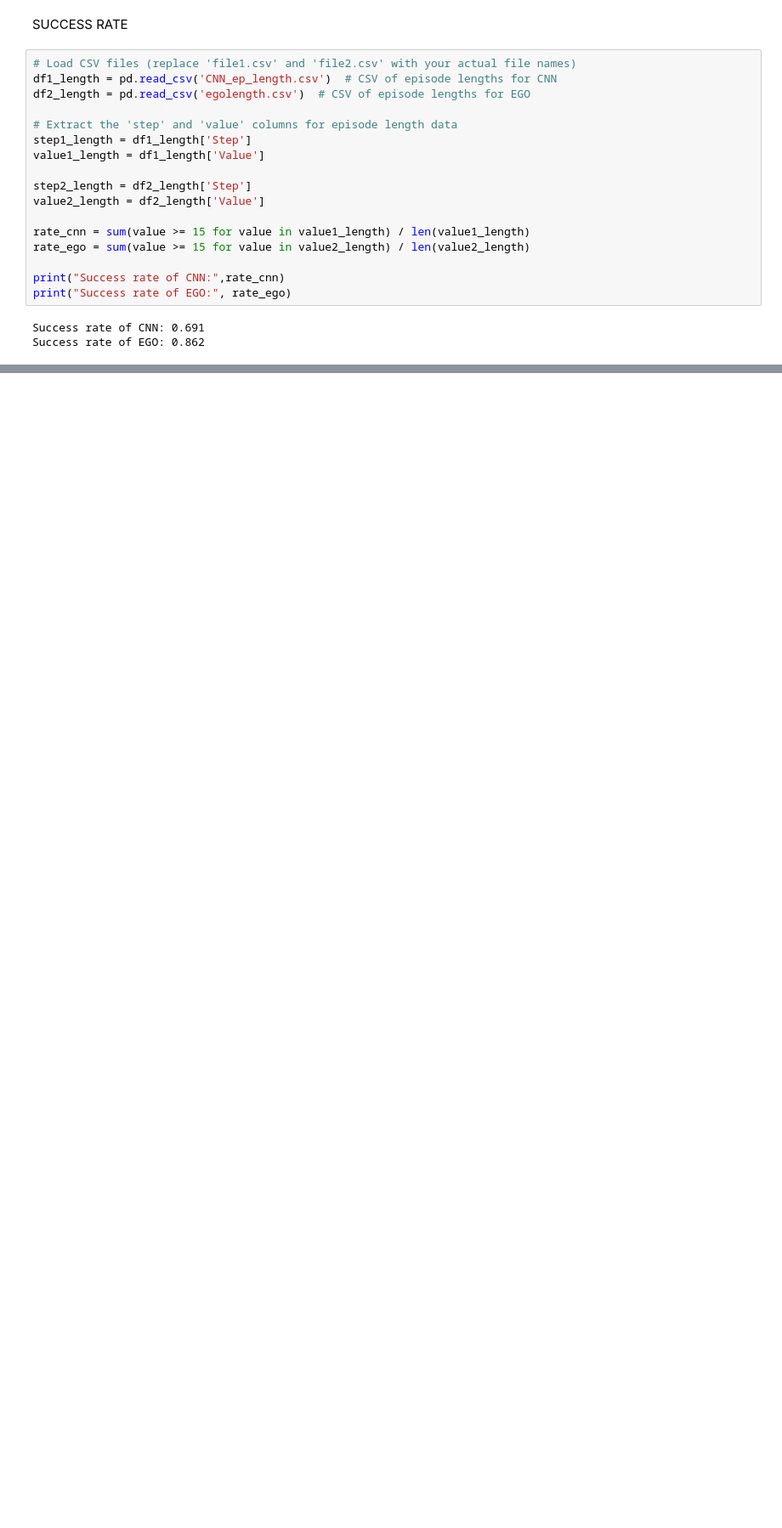
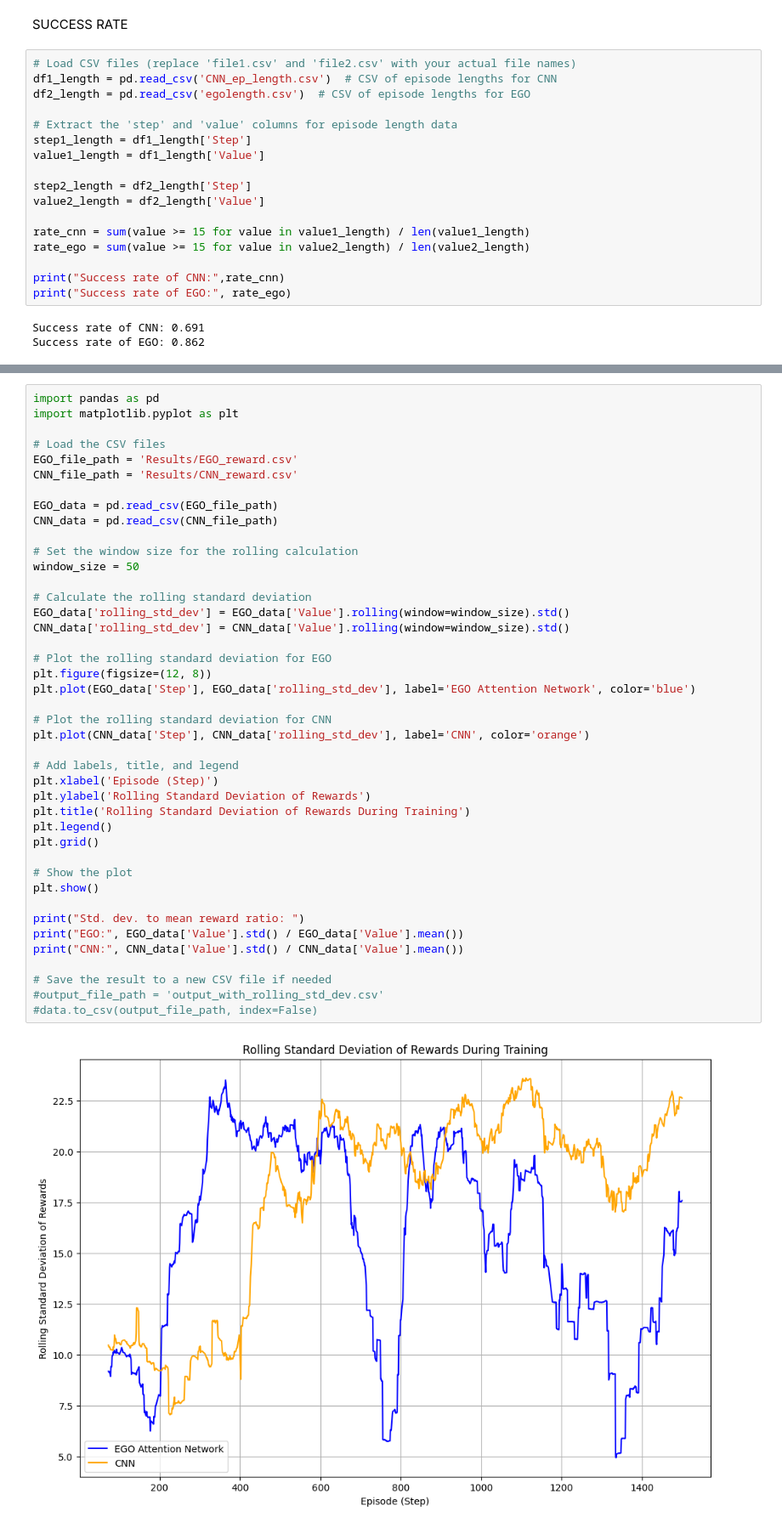
Before and after one commit to Freelancer-cmd/Catastrophic-forgetting-RL, a Jupyter notebook: analysis.ipynb, the cells around one changed output, grey strips where cells are left out. Shown at 85% size. Cells and saved outputs as stored; diff of their text form; blank space fills up the shorter version.

```diff
--- a/analysis.ipynb
+++ b/analysis.ipynb
@@ -121,0 +128,44 @@ Success rate of EGO: 0.862
+# %%
+import pandas as pd
+import matplotlib.pyplot as plt
+
+# Load the CSV files
+EGO_file_path = 'Results/EGO_reward.csv'
+CNN_file_path = 'Results/CNN_reward.csv'
+
+EGO_data = pd.read_csv(EGO_file_path)
+CNN_data = pd.read_csv(CNN_file_path)
+
+# Set the window size for the rolling calculation
+window_size = 50
+
+# Calculate the rolling standard deviation
+EGO_data['rolling_std_dev'] = EGO_data['Value'].rolling(window=window_size).std()
+CNN_data['rolling_std_dev'] = CNN_data['Value'].rolling(window=window_size).std()
+
+# Plot the rolling standard deviation for EGO
+plt.figure(figsize=(12, 8))
+plt.plot(EGO_data['Step'], EGO_data['rolling_std_dev'], label='EGO Attention Network', color='blue')
+
+# Plot the rolling standard deviation for CNN
+plt.plot(CNN_data['Step'], CNN_data['rolling_std_dev'], label='CNN', color='orange')
+
+# Add labels, title, and legend
+plt.xlabel('Episode (Step)')
+plt.ylabel('Rolling Standard Deviation of Rewards')
+plt.title('Rolling Standard Deviation of Rewards During Training')
+plt.legend()
+plt.grid()
+
+# Show the plot
+plt.show()
+
+print("Std. dev. to mean reward ratio: ")
+print("EGO:", EGO_data['Value'].std() / EGO_data['Value'].mean())
+print("CNN:", CNN_data['Value'].std() / CNN_data['Value'].mean())
+
+# Save the result to a new CSV file if needed
+#output_file_path = 'output_with_rolling_std_dev.csv'
+#data.to_csv(output_file_path, index=False)
+# %% [output]
+[figure, added]
```
Also changed, not shown: parts of 6 cells of this notebook, 5 other files.
